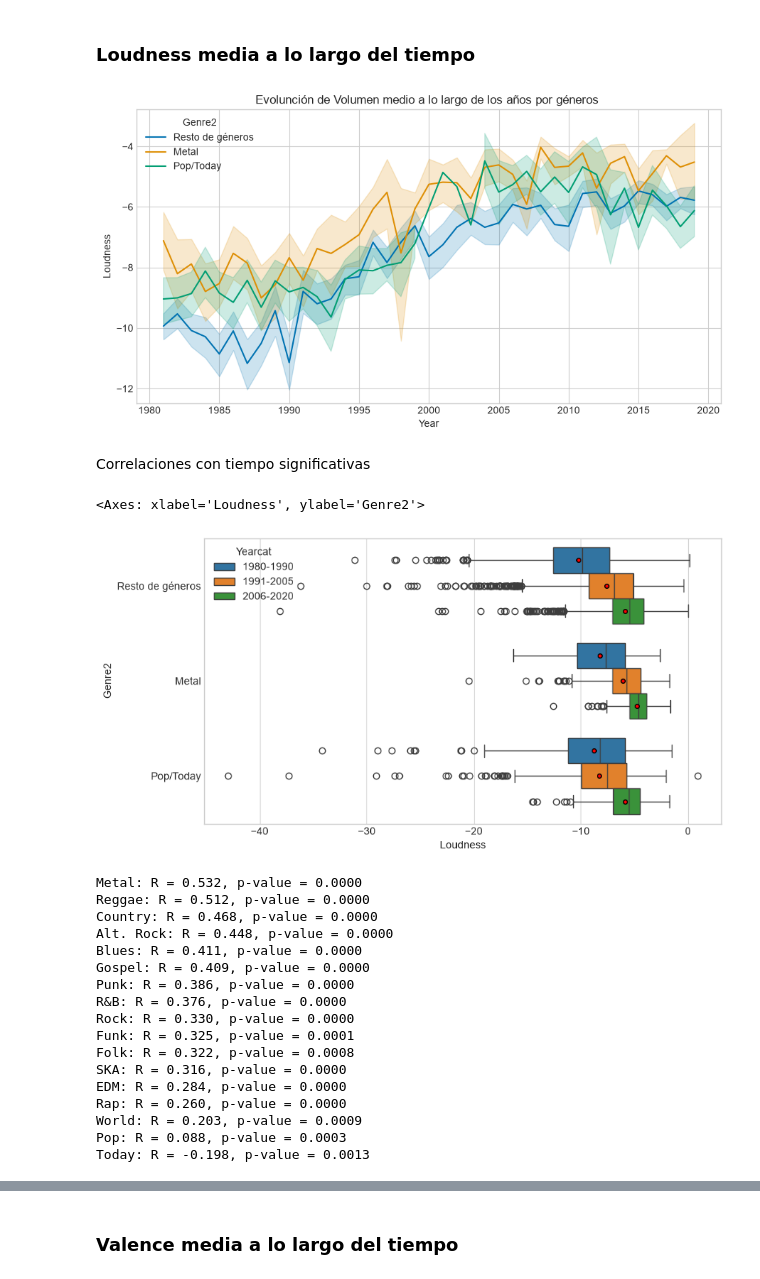
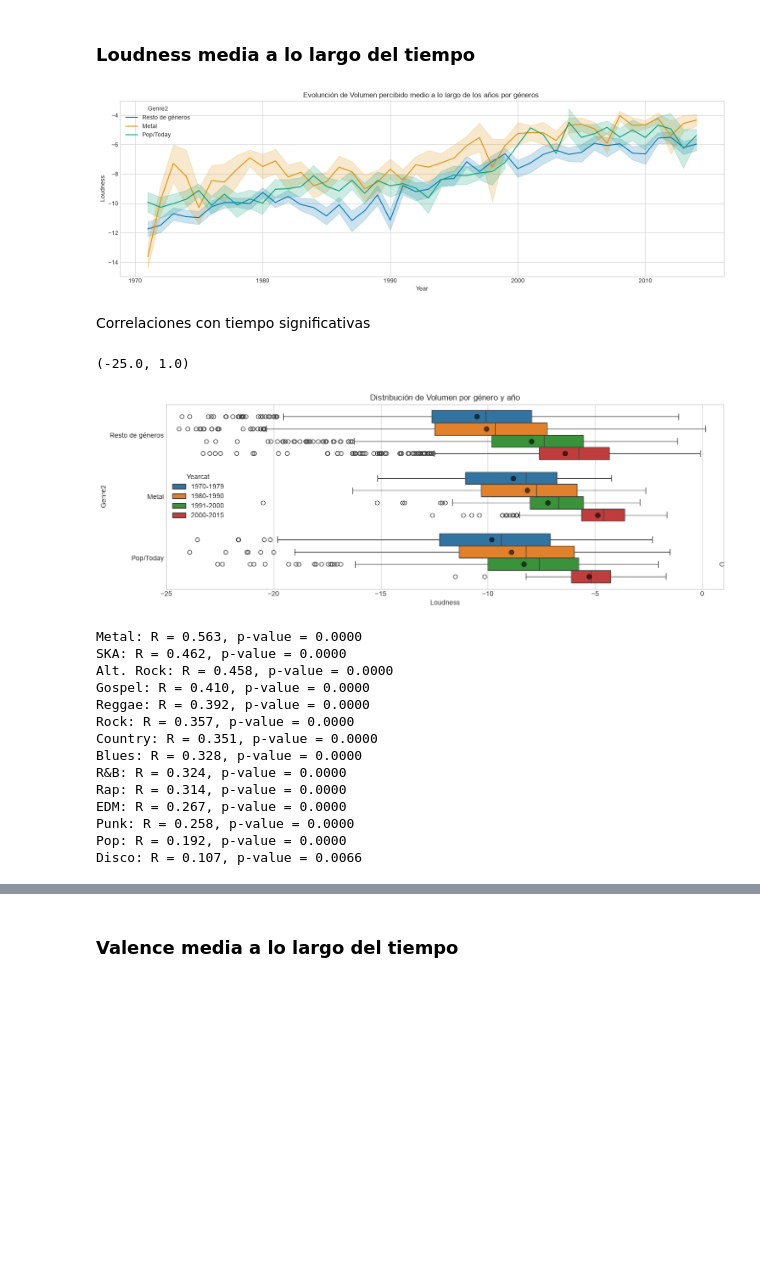
Before and after one commit to sanvik90/EDA_Iker, a Jupyter notebook: EDA_Iker_Notebook.ipynb, the cells around one changed output, grey strips where cells are left out. Drawn from its saved outputs; the diff is of its cells as text; code cells hidden in the pictures; blank space fills up the shorter version.

```diff
--- a/EDA_Iker_Notebook.ipynb
+++ b/EDA_Iker_Notebook.ipynb
@@ -124,8 +126,8 @@ Name: Year, dtype: int64
 # %% [markdown]
 ## Limpeza
 # %%
-df = df[df["Year"] > 1980]
-df = df[df["Year"] < 2020]
+df = df[df["Year"] > 1970]
+df = df[df["Year"] < 2015]
 df.info()
 # %% [output]
 <class 'pandas.DataFrame'>
@@ -150,8 +164,8 @@ memory usage: 1.1 MB
 # %%
 df["Yearcat"] = pd.cut(
     df["Year"],
-    bins=[1979, 1990, 2005, 2020],
-    labels=["1980-1990", "1991-2005", "2006-2020"]
+    bins=[1969,1979, 1990, 1999, 2015],
+    labels=["1970-1979", "1980-1990", "1991-2000", "2000-2015"]
 )
 # %% [markdown]
 ### Creamos una nueva categoría de géneros
@@ -197,6 +211,11 @@ df["Speechiness"] = df["Speechiness"] *100
 df["Acousticness"] = df["Acousticness"] *100
 df["Instrumentalness"] = df["Instrumentalness"] *100
 df["Liveness"] = df["Liveness"] *100
+# %%
+df["Popucat"] = pd.cut(
+    df["Popularity"],
+    bins=[0, 49, 80, 101],
+    labels=["0-49", "50-79", "80-100"])
 # %% [markdown]
 ## Inciamos lo descriptivo
 ### Mapa mediana variables api spoty
@@ -397,60 +427,62 @@ plt.show()
 # %% [markdown]
 ### Loudness media a lo largo del tiempo
 # %%
-plt.figure(figsize=(9,5))
+plt.figure(figsize=(15,5))
 
 
 
-sns.lineplot(data = df, x = "Year", y = "Loudness", hue = "Genre2", palette = "colorblind")
-plt.title("Evolunción de Volumen medio a lo largo de los años por géneros ")
+sns.lineplot(data = df, x = "Year", y = "Loudness", hue = "Genre2", palette = "colorblind",  errorbar=("ci", 90))
+plt.title("Evolunción de Volumen percibido medio a lo largo de los años por géneros ")
 plt.tight_layout()
 plt.show()
 # %% [output]
-[figure, old version]
+[figure, new version]
 # %% [markdown]
 Correlaciones con tiempo significativas
 # %%
-plt.figure(figsize=(9,5))
+plt.figure(figsize=(15,5))
 
-sns.boxplot(data = df, x = "Loudness", y= "Genre2" ,hue = "Yearcat",showmeans=True,  meanprops={
+sns.boxplot(data = df, x = "Loudness", y= "Genre2" , fill = True   ,hue = "Yearcat",showmeans=True,  meanprops={
         "marker": "o",
-        "markerfacecolor": "red",
+        "markerfacecolor": "black",
         "markeredgecolor": "black",
-        "markersize": 4
+        "markersize": 7,
+        "alpha": 0.6
     }
 )
+
+plt.title("Distribución de Volumen por género y año")
+plt.xlim(-25, 1)
 # %% [output]
-<Axes: xlabel='Loudness', ylabel='Genre2'>
+(-25.0, 1.0)
-[figure, old version]
+[figure, new version]
 # %%
 resultados = []
 
 for genero, subset in df.groupby("Genre"):
-    r, p = pearsonr(subset["Loudness"], subset["Year"])
+    r, p = spearmanr(subset["Loudness"], subset["Year"])
 
     if p < 0.01:
         resultados.append((genero, r, p))
 
 for genero, r, p in sorted(resultados, key=lambda x: x[1], reverse=True):
+
     print(f"{genero}: R = {r:.3f}, p-value = {p:.4f}")
 # %% [output]
-Metal: R = 0.532, p-value = 0.0000
-Reggae: R = 0.512, p-value = 0.0000
-Country: R = 0.468, p-value = 0.0000
-Alt. Rock: R = 0.448, p-value = 0.0000
-Blues: R = 0.411, p-value = 0.0000
-Gospel: R = 0.409, p-value = 0.0000
-Punk: R = 0.386, p-value = 0.0000
-R&B: R = 0.376, p-value = 0.0000
-Rock: R = 0.330, p-value = 0.0000
-Funk: R = 0.325, p-value = 0.0001
-Folk: R = 0.322, p-value = 0.0008
-SKA: R = 0.316, p-value = 0.0000
-EDM: R = 0.284, p-value = 0.0000
-Rap: R = 0.260, p-value = 0.0000
-World: R = 0.203, p-value = 0.0009
-Pop: R = 0.088, p-value = 0.0003
-Today: R = -0.198, p-value = 0.0013
+Metal: R = 0.563, p-value = 0.0000
+SKA: R = 0.462, p-value = 0.0000
+Alt. Rock: R = 0.458, p-value = 0.0000
+Gospel: R = 0.410, p-value = 0.0000
+Reggae: R = 0.392, p-value = 0.0000
+Rock: R = 0.357, p-value = 0.0000
+Country: R = 0.351, p-value = 0.0000
+Blues: R = 0.328, p-value = 0.0000
+R&B: R = 0.324, p-value = 0.0000
+Rap: R = 0.314, p-value = 0.0000
+EDM: R = 0.267, p-value = 0.0000
+Punk: R = 0.258, p-value = 0.0000
+Pop: R = 0.192, p-value = 0.0000
+Disco: R = 0.107, p-value = 0.0066
 # %%
 
 
```
Also changed, not shown: parts of 49 cells of this notebook, 48 other files.
